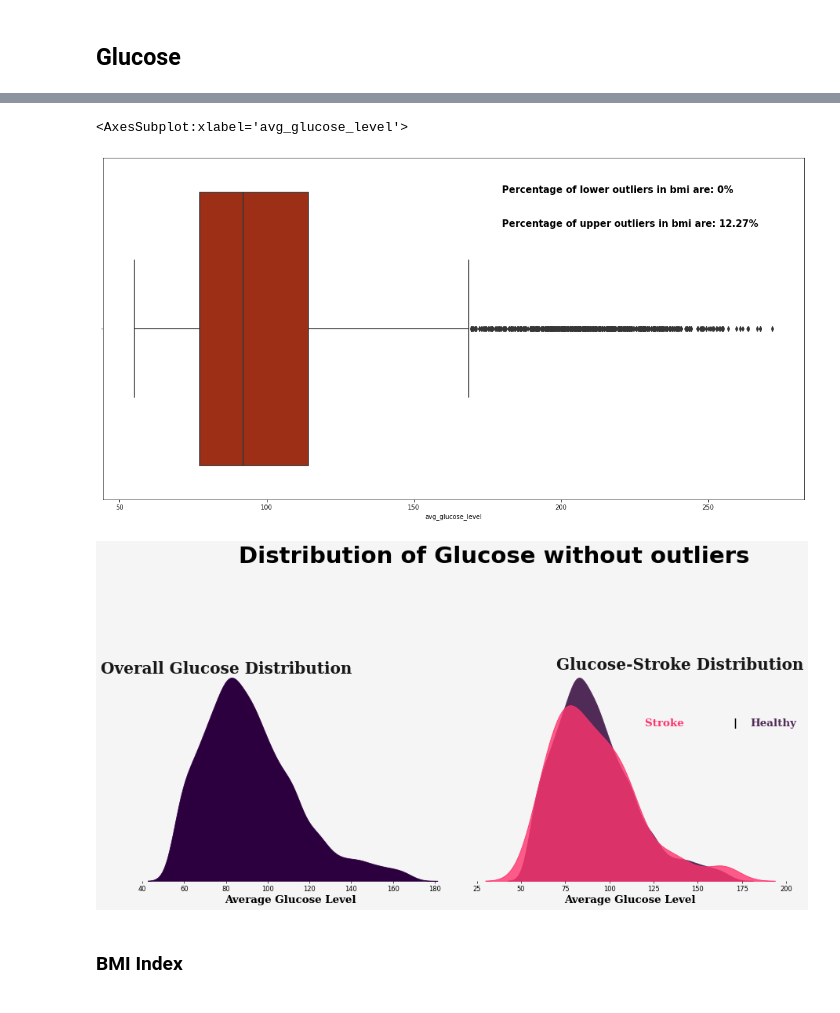
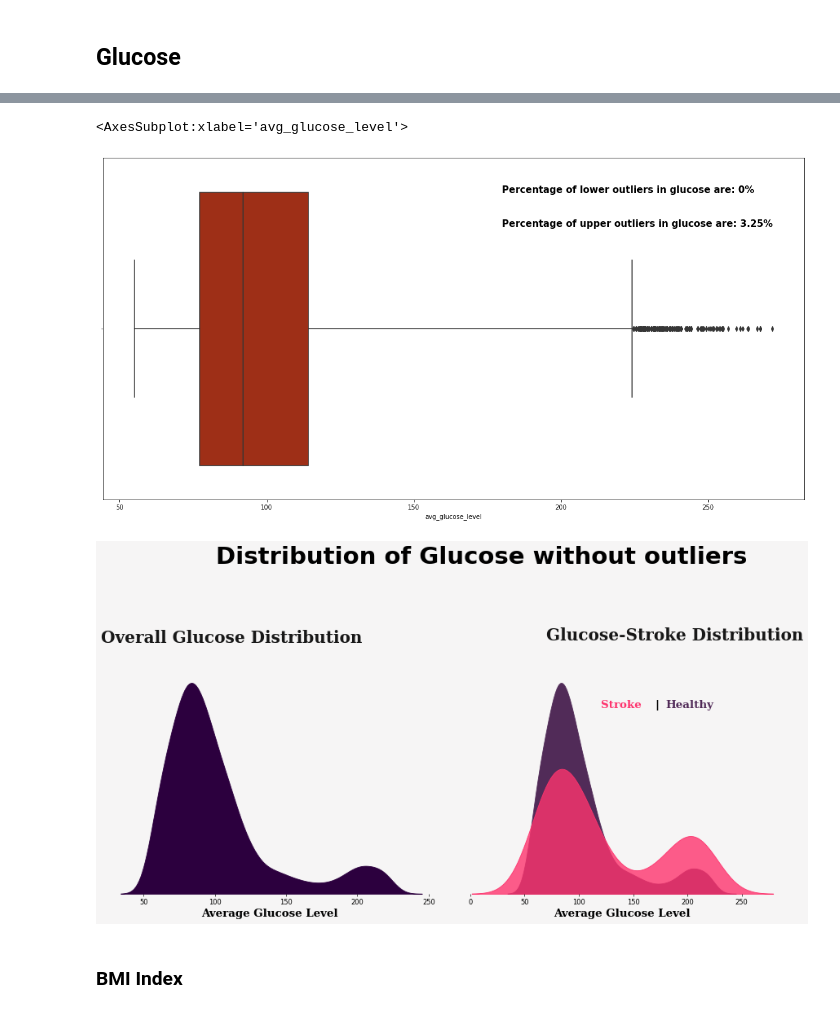
Before and after one commit to phamvanhanh6720/StrockPrediction, a Jupyter notebook: strockprediction.ipynb, the cells around one changed output, grey strips where cells are left out. Drawn from its saved outputs; the diff is of its cells as text; code cells hidden in the pictures.

```diff
--- a/strockprediction.ipynb
+++ b/strockprediction.ipynb
@@ -213,8 +211,8 @@ fig.show()
 df_glucose=sorted(df['avg_glucose_level'])
 Q1,Q3=np.percentile(df_glucose,[25,75])
 IQR= Q3-Q1
-lower_range= Q1-(1.5*IQR)
-upper_range=Q3+(1.5*IQR)
+lower_range= Q1-(3*IQR)
+upper_range=Q3+(3*IQR)
 
 print(lower_range,upper_range)
 df_lower_outliers=df[df.avg_glucose_level<lower_range]
@@ -224,11 +238,11 @@ df_upper_outliers=df[df.avg_glucose_level>upper_range]
 # %%
 plt.figure(figsize=(20,10))
-plt.text(180,-0.3,'Percentage of upper outliers in bmi are: 12.27%',fontweight='bold',fontsize=15)
-plt.text(180,-0.4,'Percentage of lower outliers in bmi are: 0%',fontweight='bold',fontsize=15)
-sns.boxplot(data=df,x='avg_glucose_level',palette='gnuplot')
+plt.text(180,-0.3,'Percentage of upper outliers in glucose are: {:.2f}%'.format(len(df_upper_outliers) / len(df_glucose) * 100),fontweight='bold',fontsize=15)
+plt.text(180,-0.4,'Percentage of lower outliers in glucose are: 0%',fontweight='bold',fontsize=15)
+sns.boxplot(data=df,x='avg_glucose_level',palette='gnuplot', whis=3)
 # %% [output]
 <AxesSubplot:xlabel='avg_glucose_level'>
-[figure, old version]
+[figure, new version]
 # %%
 df1_outliers_glucose=df.drop(df[df.avg_glucose_level>upper_range].index)
 # %%
@@ -280,6 +294,6 @@ ax2.text(180,0.015, 'Healthy', {'font': 'Serif','weight':'bold', 'Size': '16','s
 fig.text(0.25,1.25,'Distribution of Glucose without outliers', {'weight':'bold','color': 'black', 'size':35})
 fig.show()
 # %% [output]
-[figure, old version]
+[figure, new version]
 # %% [markdown]
 ### BMI Index
```
Also changed, not shown: parts of 88 cells of this notebook, 4 other files.
